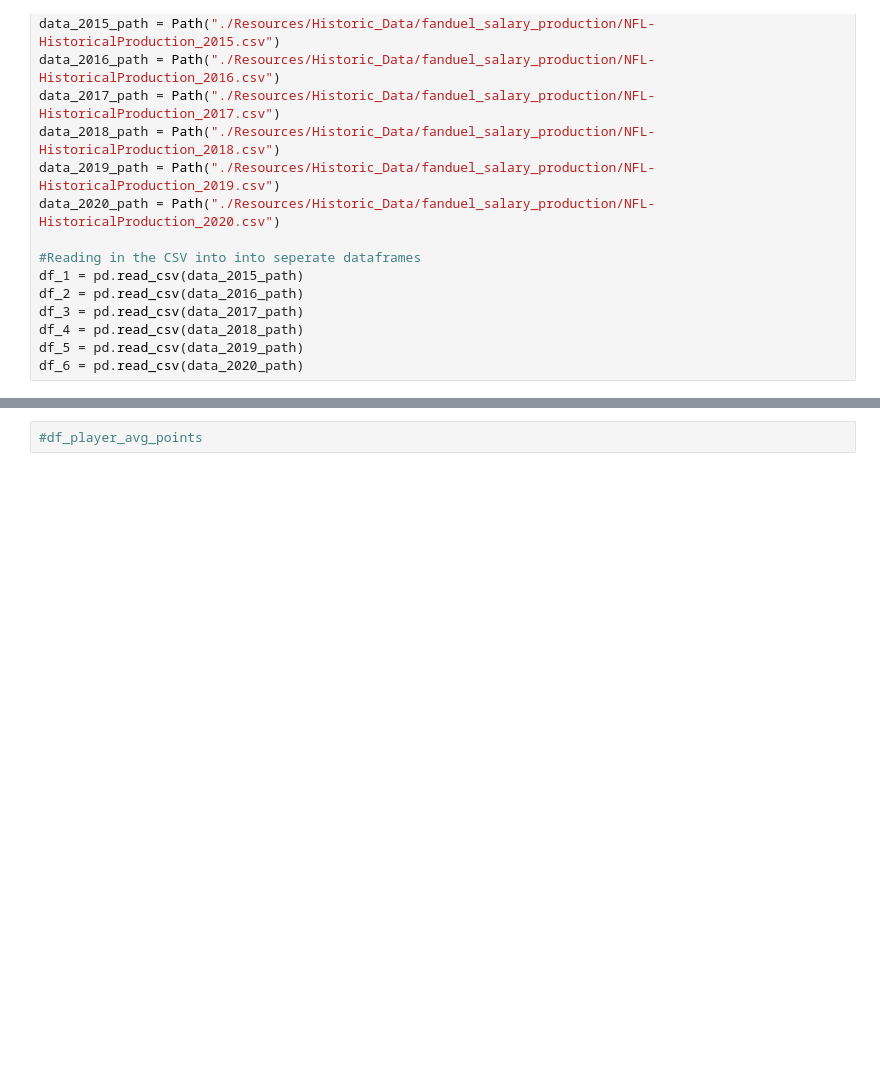
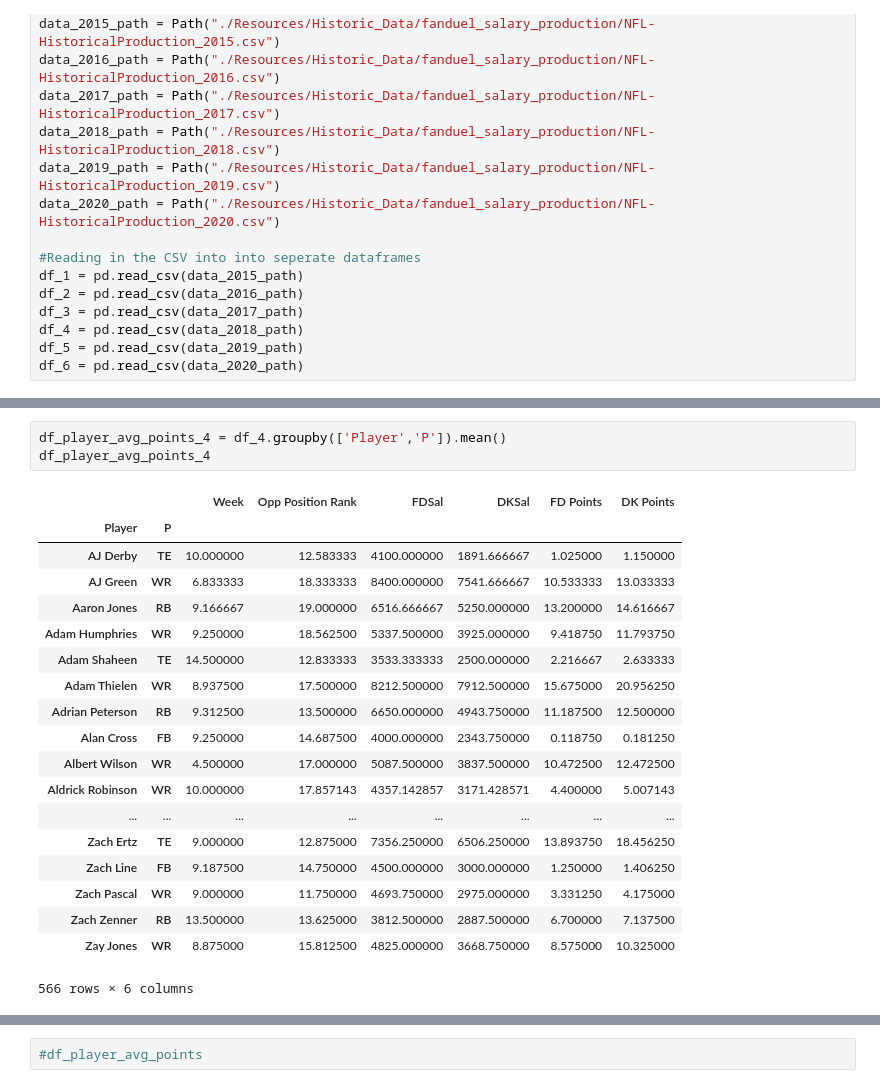
Before and after one commit to ummearusha/Project1, a Jupyter notebook: top20Player.ipynb, the cells around one changed output, grey strips where cells are left out. Cells and saved outputs as stored; diff of their text form; blank space fills up the shorter version.

```diff
--- a/top20Player.ipynb
+++ b/top20Player.ipynb
@@ -54,0 +102,23 @@ df_player_avg_points
+# %%
+df_player_avg_points_4 = df_4.groupby(['Player','P']).mean()
+df_player_avg_points_4
+# %% [output]
+|  |  | Week | Opp Position Rank | FDSal | DKSal | FD Points | DK Points |
+| Player | P |  |  |  |  |  |  |
+| AJ Derby | TE | 10.000000 | 12.583333 | 4100.000000 | 1891.666667 | 1.025000 | 1.150000 |
+| AJ Green | WR | 6.833333 | 18.333333 | 8400.000000 | 7541.666667 | 10.533333 | 13.033333 |
+| Aaron Jones | RB | 9.166667 | 19.000000 | 6516.666667 | 5250.000000 | 13.200000 | 14.616667 |
+| Adam Humphries | WR | 9.250000 | 18.562500 | 5337.500000 | 3925.000000 | 9.418750 | 11.793750 |
+| Adam Shaheen | TE | 14.500000 | 12.833333 | 3533.333333 | 2500.000000 | 2.216667 | 2.633333 |
+| Adam Thielen | WR | 8.937500 | 17.500000 | 8212.500000 | 7912.500000 | 15.675000 | 20.956250 |
+| Adrian Peterson | RB | 9.312500 | 13.500000 | 6650.000000 | 4943.750000 | 11.187500 | 12.500000 |
+| Alan Cross | FB | 9.250000 | 14.687500 | 4000.000000 | 2343.750000 | 0.118750 | 0.181250 |
+| Albert Wilson | WR | 4.500000 | 17.000000 | 5087.500000 | 3837.500000 | 10.472500 | 12.472500 |
+| Aldrick Robinson | WR | 10.000000 | 17.857143 | 4357.142857 | 3171.428571 | 4.400000 | 5.007143 |
+| ... | ... | ... | ... | ... | ... | ... | ... |
+| Zach Ertz | TE | 9.000000 | 12.875000 | 7356.250000 | 6506.250000 | 13.893750 | 18.456250 |
+| Zach Line | FB | 9.187500 | 14.750000 | 4500.000000 | 3000.000000 | 1.250000 | 1.406250 |
+| Zach Pascal | WR | 9.000000 | 11.750000 | 4693.750000 | 2975.000000 | 3.331250 | 4.175000 |
+| Zach Zenner | RB | 13.500000 | 13.625000 | 3812.500000 | 2887.500000 | 6.700000 | 7.137500 |
+| Zay Jones | WR | 8.875000 | 15.812500 | 4825.000000 | 3668.750000 | 8.575000 | 10.325000 |
+566 rows × 6 columns
```
Also changed, not shown: parts of 30 cells of this notebook, 1 other file.
